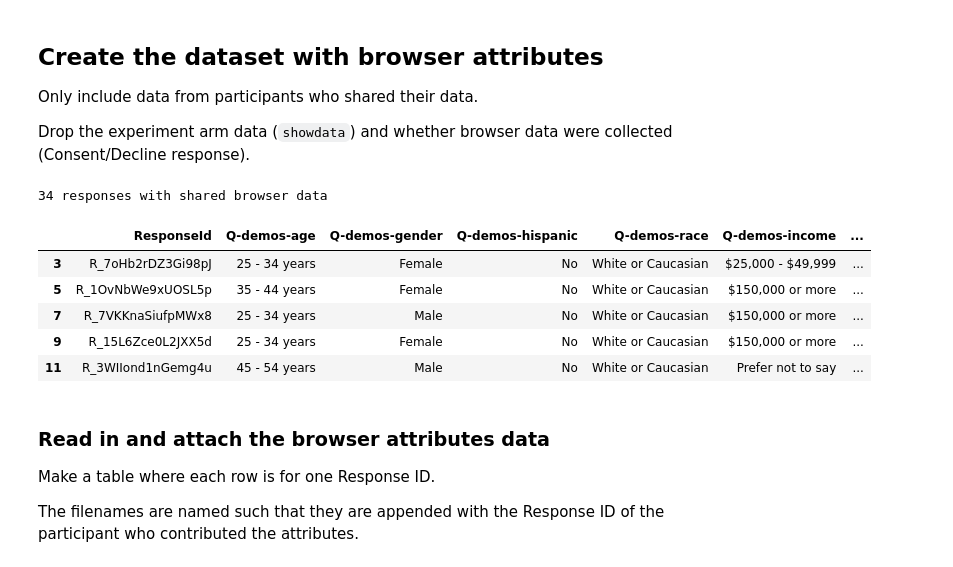
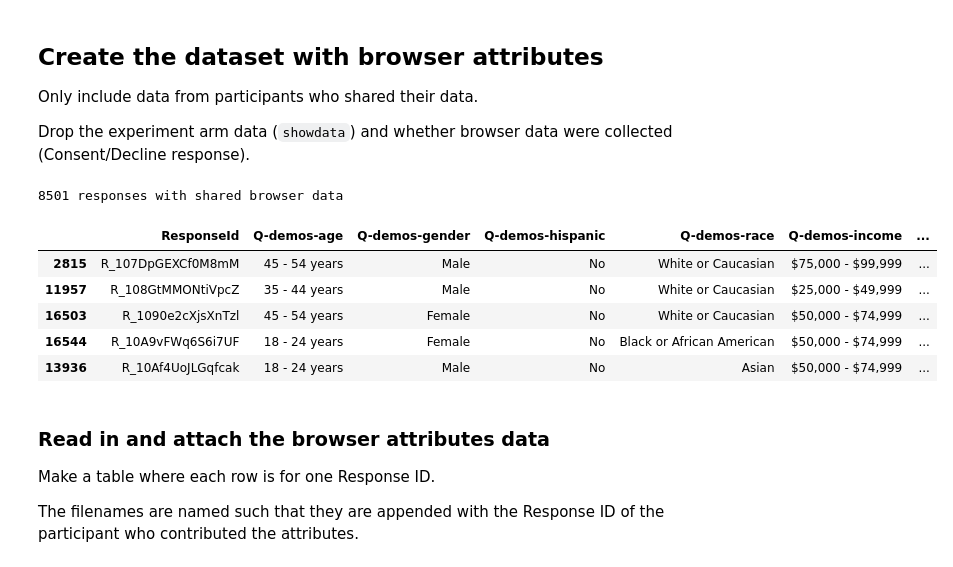
Before and after one commit to aberke/fingerprinting-study, a Jupyter notebook: preprocessing/preprocessing.ipynb, the cells around one changed output. Drawn from its saved outputs; the diff is of its cells as text; code cells hidden in the pictures.

```diff
--- a/preprocessing/preprocessing.ipynb
+++ b/preprocessing/preprocessing.ipynb
@@ -101,6 +104,7 @@ And drop incomplete and test responses.
 # load survey data and save useful fields info to file for downstream data users
 fields = [
     'ResponseId',
+    'Duration (in seconds)',
     'showdata', # experimet arm: true/false
     'Q-demos-age', 'Q-demos-gender', 'Q-demos-hispanic', 'Q-demos-race', 'Q-demos-income', 'Q-demos-state',
     'Q-share-browser-data',
@@ -114,7 +118,7 @@ usecols = [
     'passed_attention_check', # set to true if passes, otherwise participant exits
 ] + fields + ['Q-comments']
 
-survey_df = pd.read_csv(input_survey_data_fpath, usecols=usecols)
+survey_df = pd.read_csv(input_survey_data_fpath, usecols=usecols, dtype='str')
 # %%
 # save fields data to file
 # first rows is fields/description of columns
@@ -139,8 +151,9 @@ saved fields data to file ../data/fields.csv
 # %%
-# Now drop the fields data which is the first 2 rows
-survey_df = survey_df.drop([0,1])
 # Drop any incomplete responses. i.e. if the last mandatory question is nan, drop the row.
+# But also keep the failed attention checks, just so we can count them before dropping.
 last_Q = 'Q-perceptions-2'
-survey_df = survey_df[survey_df[last_Q].notna()]
+# Identify failed attention checks as those who finished the block with the attention check
+failed_attn_check = (survey_df['Q-demos-state'].notna() & (survey_df['passed_attention_check']!='true'))
+survey_df = survey_df[survey_df[last_Q].notna() | failed_attn_check]
 print('%s completed participant responses before filtering' % len(survey_df))
 # %% [output]
@@ -165,0 +196,5 @@ Dropping 0 tests
+# %%
+outside_us = survey_df[survey_df['Q-demos-state']=='I do not reside in the United States']
+print('Dropping %s participants from outside the U.S.' % len(outside_us))
+survey_df = survey_df.drop(outside_us.index)
+#outside_us
@@ -223,7 +296,8 @@ Drop all information beyond data explicitly collected through the survey and our
 
 Save public data to file.
 # %%
-survey_df = survey_df[fields + ['source']]
+# sort these by something other than when they were recorded
+survey_df = survey_df[fields + ['source']].sort_values('ResponseId')
 print('Saving %s survey responses to file %s' % (len(survey_df), survey_experiment_fpath))
 survey_df.to_csv(survey_experiment_fpath, index=False)
 survey_df.head()
@@ -244,17 +318,17 @@ Drop the experiment arm data (`showdata`) and whether browser data were collecte
 # %%
 sdf = survey_df[survey_df['Q-share-browser-data'].astype(str).apply(lambda s: s.lower().startswith('consent'))]
 print('%s responses with shared browser data' % len(sdf))
 # Drop the experiment and source data
-sdf = sdf.drop(['showdata', 'Q-share-browser-data', 'source'], axis=1)
+sdf = sdf.drop(['showdata', 'Q-share-browser-data', 'source', 'Duration (in seconds)'], axis=1)
 sdf.head()
 # %% [output]
-34 responses with shared browser data
+8501 responses with shared browser data
 |  | ResponseId | Q-demos-age | Q-demos-gender | Q-demos-hispanic | Q-demos-race | Q-demos-income | ... |
-| 3 | R_7oHb2rDZ3Gi98pJ | 25 - 34 years | Female | No | White or Caucasian | $25,000 - $49,999 | ... |
-| 5 | R_1OvNbWe9xUOSL5p | 35 - 44 years | Female | No | White or Caucasian | $150,000 or more | ... |
-| 7 | R_7VKKnaSiufpMWx8 | 25 - 34 years | Male | No | White or Caucasian | $150,000 or more | ... |
-| 9 | R_15L6Zce0L2JXX5d | 25 - 34 years | Female | No | White or Caucasian | $150,000 or more | ... |
-| 11 | R_3WIIond1nGemg4u | 45 - 54 years | Male | No | White or Caucasian | Prefer not to say | ... |
+| 2815 | R_107DpGEXCf0M8mM | 45 - 54 years | Male | No | White or Caucasian | $75,000 - $99,999 | ... |
+| 11957 | R_108GtMMONtiVpcZ | 35 - 44 years | Male | No | White or Caucasian | $25,000 - $49,999 | ... |
+| 16503 | R_1090e2cXjsXnTzl | 45 - 54 years | Female | No | White or Caucasian | $50,000 - $74,999 | ... |
+| 16544 | R_10A9vFWq6S6i7UF | 18 - 24 years | Female | No | Black or African American | $50,000 - $74,999 | ... |
+| 13936 | R_10Af4UoJLGqfcak | 18 - 24 years | Male | No | Asian | $50,000 - $74,999 | ... |
 # %% [markdown]
 ### Read in and attach the browser attributes data
 
```
Also changed, not shown: parts of 27 cells of this notebook, 5 other files.
